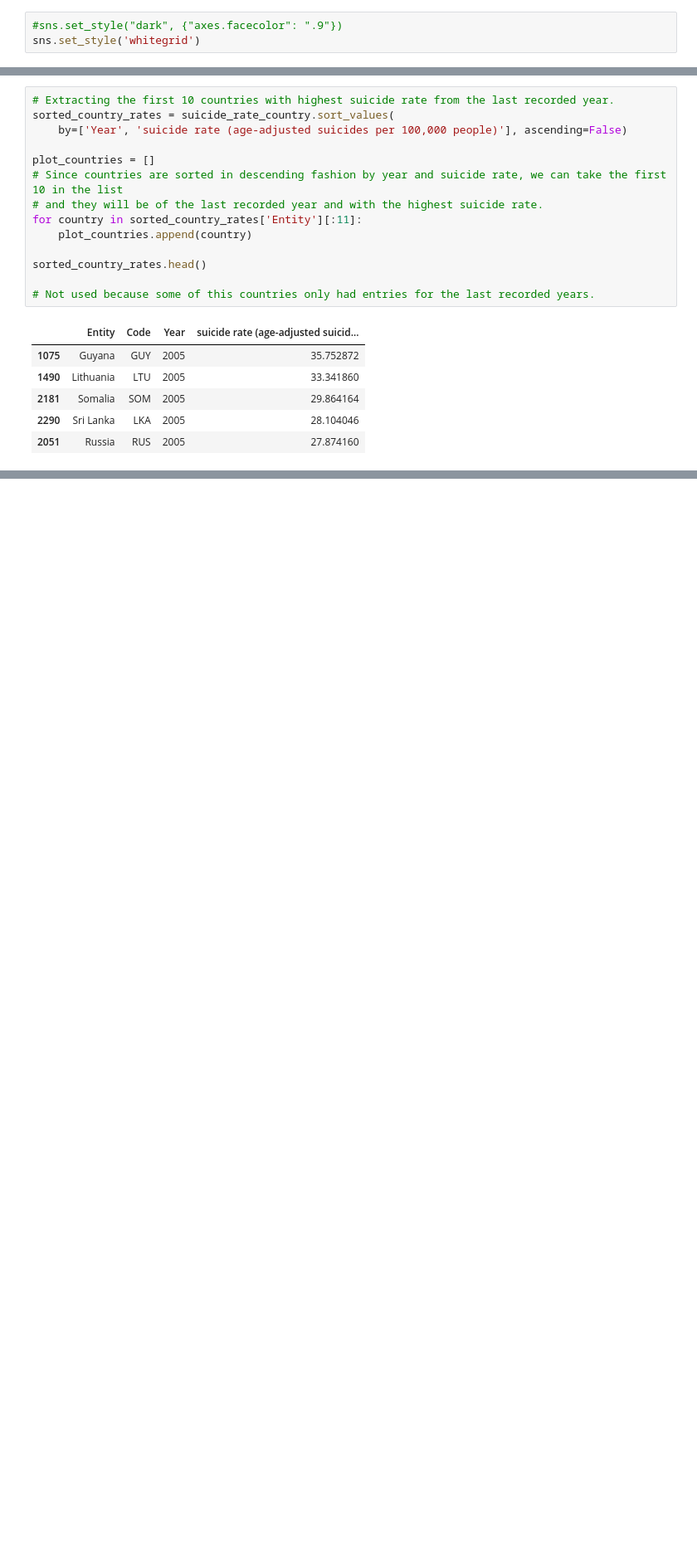
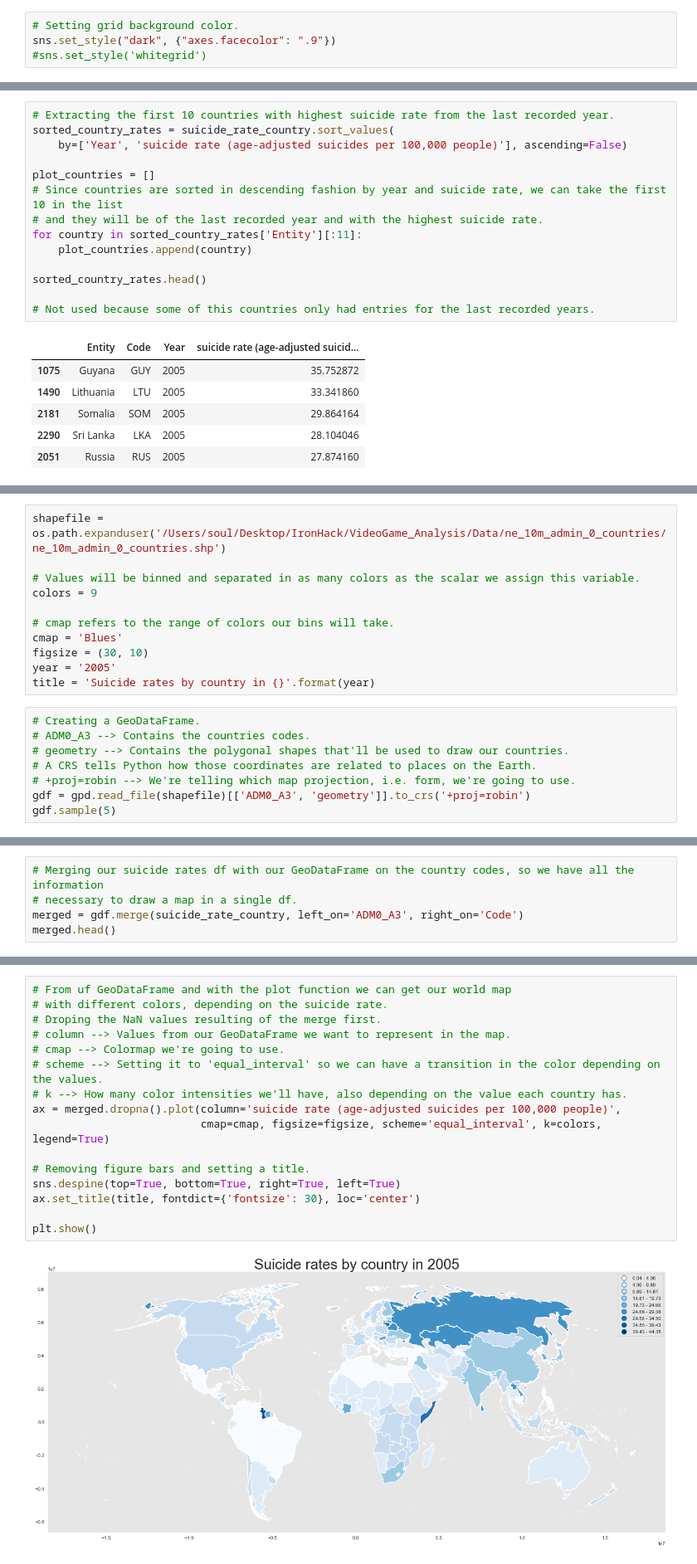
Before and after one commit to NachoMartinezJ/your-own-project, a Jupyter notebook: suicide_analysis2.ipynb, the cells around one changed output, grey strips where cells are left out. Shown: that part at 83% size. Drawn from its saved outputs; the diff is of its cells as text; blank space fills up the shorter version.

Commit message:
Added libraries, imported data set and created a map showing suidice rates

```diff
--- a/suicide_analysis2.ipynb
+++ b/suicide_analysis2.ipynb
@@ -4,8 +4,9 @@ import pandas as pd
 import numpy as np
 import matplotlib.pyplot as plt
 # %%
-#sns.set_style("dark", {"axes.facecolor": ".9"})
-sns.set_style('whitegrid')
+# Setting grid background color.
+sns.set_style("dark", {"axes.facecolor": ".9"})
+#sns.set_style('whitegrid')
 # %%
 # Importing data set. Suicide rate per country, year and gender.
 male_female_suicide_rate = pd.read_csv('/Users/soul/Desktop/IronHack/VideoGame_Analysis/Data/Suicides/male-and-female-suicide-rate.csv')
@@ -104,0 +110,19 @@ plt.show()
+# %%
+shapefile = os.path.expanduser('/Users/soul/Desktop/IronHack/VideoGame_Analysis/Data/ne_10m_admin_0_countries/ne_10m_admin_0_countries.shp')
+
+# Values will be binned and separated in as many colors as the scalar we assign this variable.
+colors = 9
+
+# cmap refers to the range of colors our bins will take.
+cmap = 'Blues'
+figsize = (30, 10)
+year = '2005'
+title = 'Suicide rates by country in {}'.format(year)
+# %%
+# Creating a GeoDataFrame.
+# ADM0_A3 --> Contains the countries codes.
+# geometry --> Contains the polygonal shapes that'll be used to draw our countries.
+# A CRS tells Python how those coordinates are related to places on the Earth.
+# +proj=robin --> We're telling which map projection, i.e. form, we're going to use.
+gdf = gpd.read_file(shapefile)[['ADM0_A3', 'geometry']].to_crs('+proj=robin')
+gdf.sample(5)
@@ -104,0 +136,5 @@ plt.show()
+# %%
+# Merging our suicide rates df with our GeoDataFrame on the country codes, so we have all the information
+# necessary to draw a map in a single df.
+merged = gdf.merge(suicide_rate_country, left_on='ADM0_A3', right_on='Code')
+merged.head()
@@ -104,0 +148,18 @@ plt.show()
+# %%
+# From uf GeoDataFrame and with the plot function we can get our world map
+# with different colors, depending on the suicide rate.
+# Droping the NaN values resulting of the merge first.
+# column --> Values from our GeoDataFrame we want to represent in the map.
+# cmap --> Colormap we're going to use.
+# scheme --> Setting it to 'equal_interval' so we can have a transition in the color depending on the values.
+# k --> How many color intensities we'll have, also depending on the value each country has.
+ax = merged.dropna().plot(column='suicide rate (age-adjusted suicides per 100,000 people)',
+                          cmap=cmap, figsize=figsize, scheme='equal_interval', k=colors, legend=True)
+
+# Removing figure bars and setting a title.
+sns.despine(top=True, bottom=True, right=True, left=True)
+ax.set_title(title, fontdict={'fontsize': 30}, loc='center')
+
+plt.show()
+# %% [output]
+[figure, added]
```
Also changed, not shown: parts of 3 cells of this notebook.
